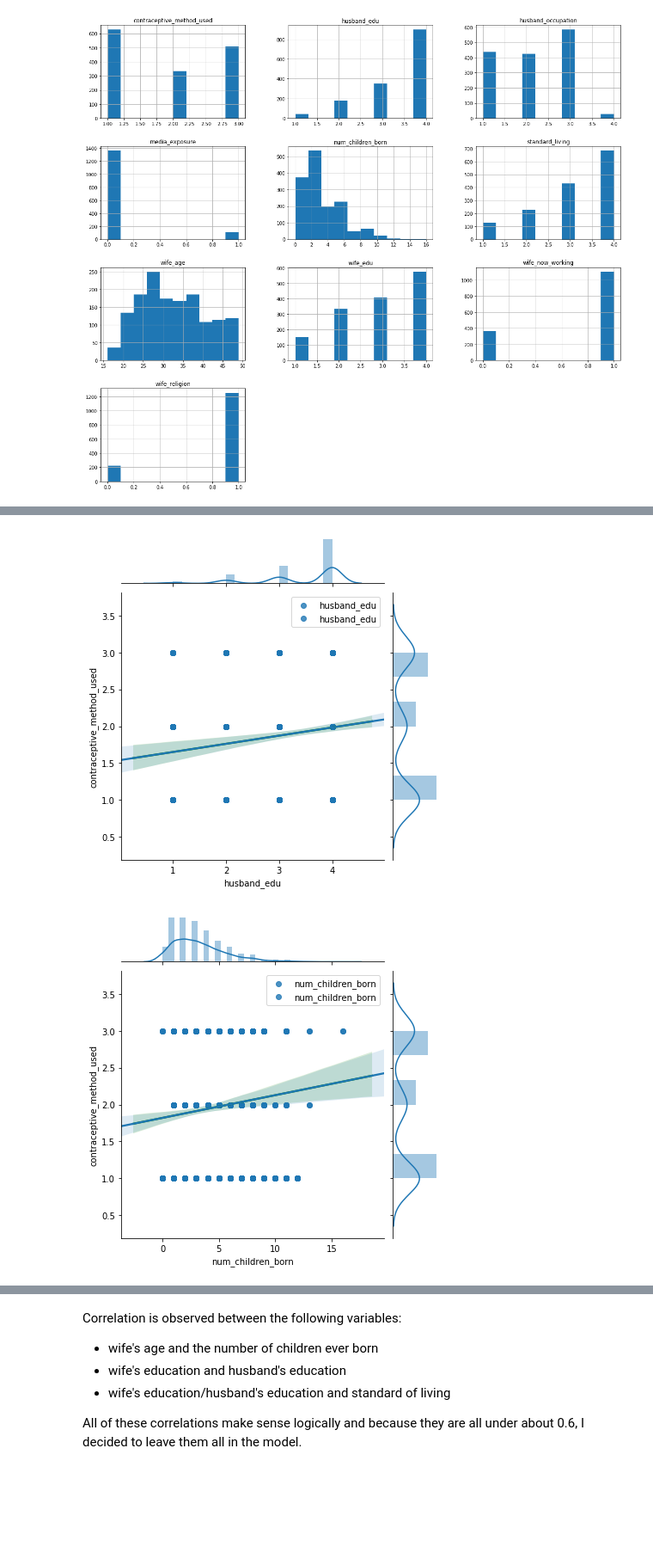
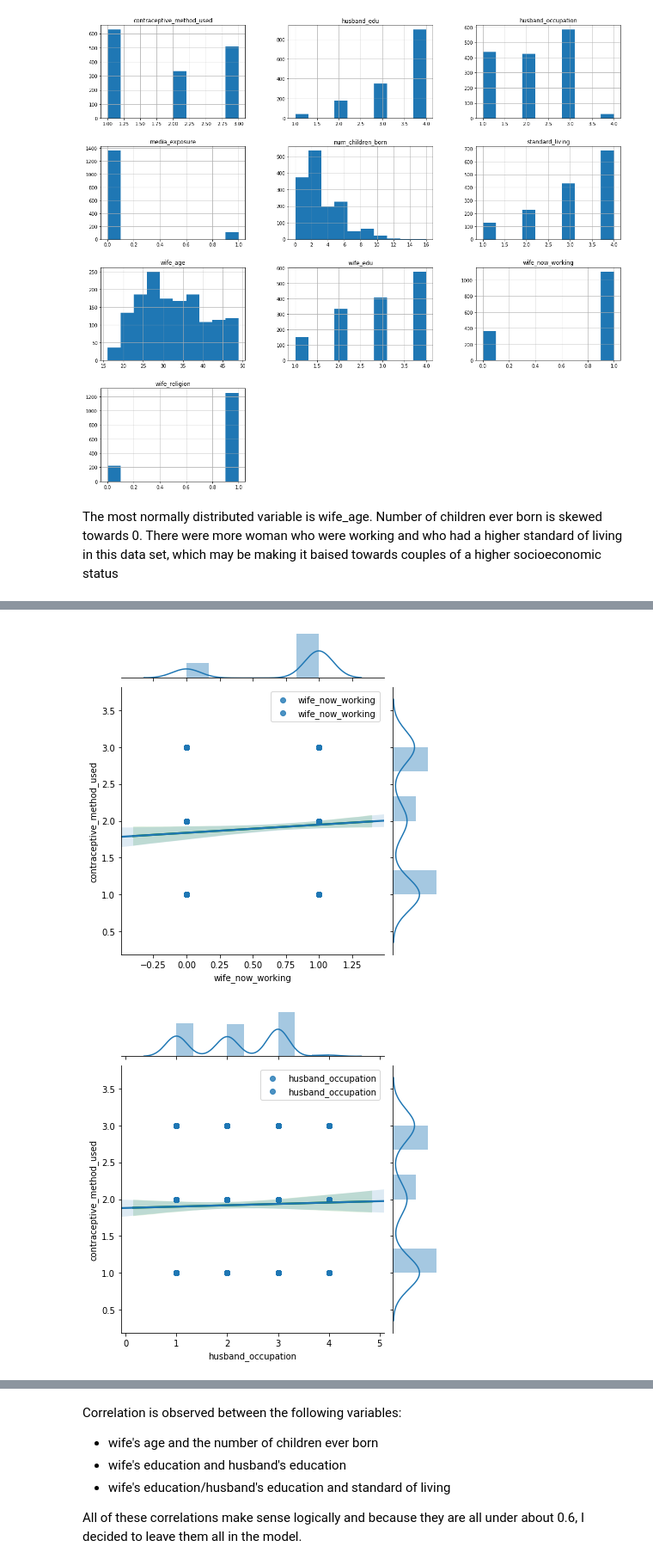
Before and after one commit to taramullin/ClassificationModel, a Jupyter notebook: Classification ML Model.ipynb, the cells around one changed output, grey strips where cells are left out. Shown at 86% size. Saved outputs shown, nothing was run; the diff lists cells and outputs as text; code cells hidden in the pictures; blank space fills up the shorter version.

```diff
--- a/Classification ML Model.ipynb
+++ b/Classification ML Model.ipynb
@@ -125,22 +121,25 @@ dtype: int64
 df.hist(figsize = (20,18));
 # %% [output]
 [figure]
+# %% [markdown]
+The most normally distributed variable is wife_age. Number of children ever born is skewed towards 0. There were more woman who were working and who had a higher standard of living in this data set, which may be making it baised towards couples of a higher socioeconomic status
 # %%
-for column in ['wife_age', 'wife_edu', 'husband_edu', 'num_children_born', 'wife_religion', 'husband_edu', 'num_children_born',
-               'wife_religion', 'wife_now_working', 'husband_occupation', 'standard_living', 'media_exposure']:
+#How is each predictor related to the target?
+
+for column in ['wife_age', 'wife_edu', 'husband_edu', 'num_children_born', 'wife_religion', 'wife_now_working', 'husband_occupation', 'standard_living', 'media_exposure']:
     sns.jointplot(x=column, y="contraceptive_method_used",
                  data=df,
                  kind='reg',
                  label=column,
                  joint_kws={'line_kws':{'color':'green'}})
     sns.regplot(df[column], df.contraceptive_method_used, label=column)
     plt.legend()
     plt.show()
 # %% [output]
 [figure]
 [figure]
 [figure]
 [figure]
 [figure]
-[figure, old version]
+[figure, new version]
-[figure, old version]
+[figure, new version]
```
Also changed, not shown: parts of 20 cells of this notebook, 3 other files.
